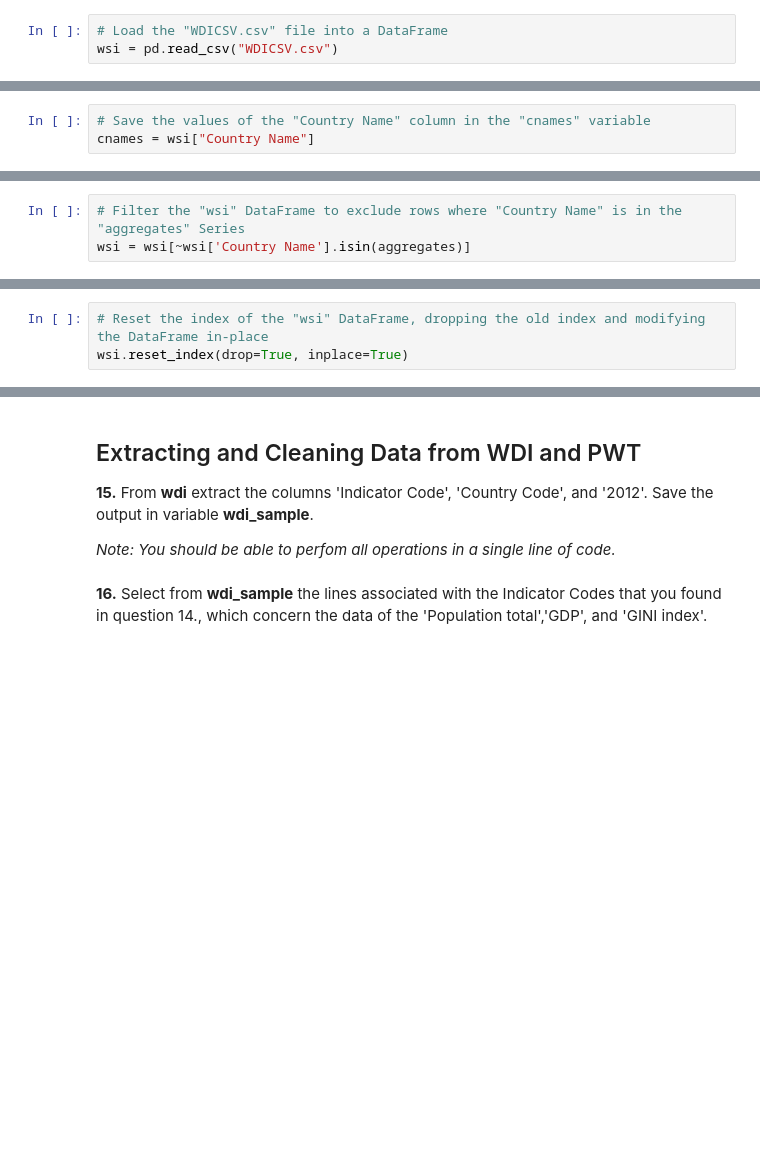
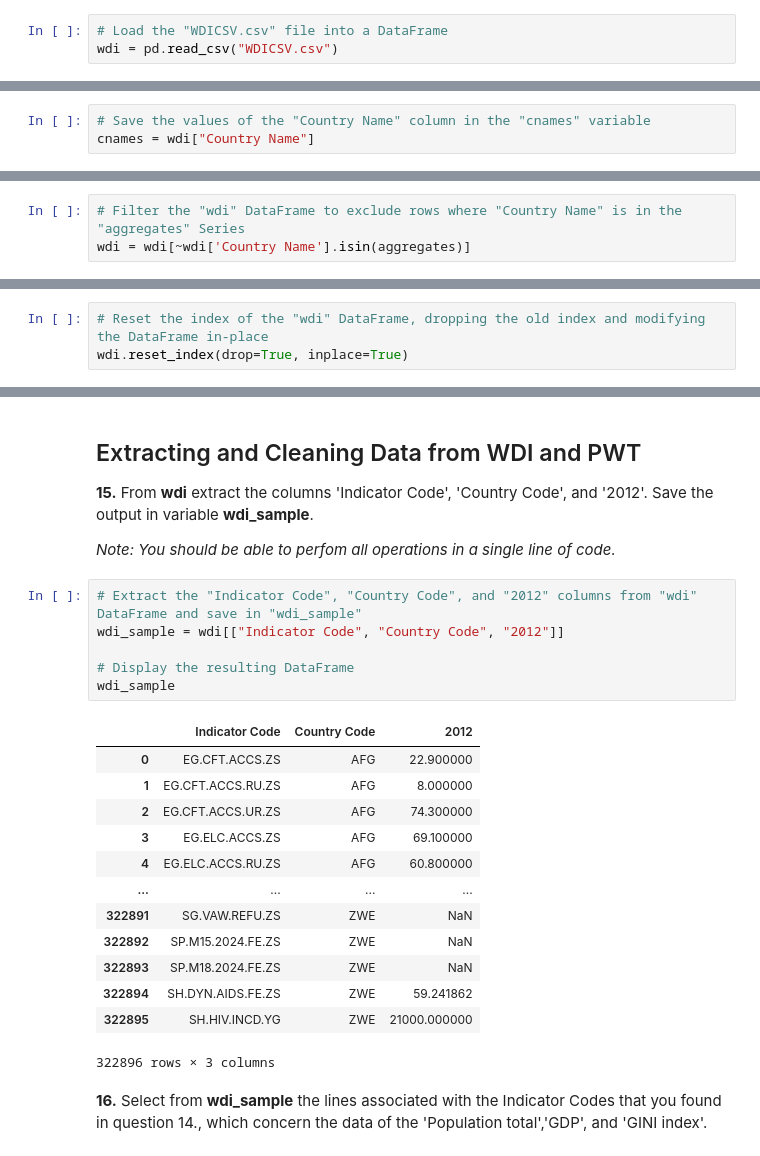
Before and after one commit to mgalao/programming-for-data-science-assignment-2, a Jupyter notebook: Marco_HW2.20201545_20240519.ipynb, the cells around one changed output, grey strips where cells are left out. Drawn from its saved outputs; the diff is of its cells as text; blank space fills up the shorter version.

```diff
--- a/Marco_HW2.20201545_20240519.ipynb
+++ b/Marco_HW2.20201545_20240519.ipynb
@@ -76,7 +76,7 @@ The contents include multiple .csv files, however we will be working only with t
 import pandas as pd
 # %%
 # Load the "WDICSV.csv" file into a DataFrame
-wsi = pd.read_csv("WDICSV.csv")
+wdi = pd.read_csv("WDICSV.csv")
 # %% [markdown]
 **2.** Check the top of the dataframe to ensure it was loaded correctly.
 # %%
@@ -183,7 +183,7 @@ You might notice that while the bottom rows represent Countries, the top rows re
 **7.** Save all the values of column 'Country Name' in a variable called **cnames**. <br/>
 # %%
 # Save the values of the "Country Name" column in the "cnames" variable
-cnames = wsi["Country Name"]
+cnames = wdi["Country Name"]
 # %% [markdown]
 **7.1.** Delete all duplicate values.<br>
 # %%
@@ -247,8 +247,8 @@ You can take advantage of the structure of the dataset to realize that aggregate
 
 **8.** In the next cell filter out, from **wdi**, the rows in which 'Country Name' represents an aggregate of countries.<br/>
 # %%
-# Filter the "wsi" DataFrame to exclude rows where "Country Name" is in the "aggregates" Series
-wsi = wsi[~wsi['Country Name'].isin(aggregates)]
+# Filter the "wdi" DataFrame to exclude rows where "Country Name" is in the "aggregates" Series
+wdi = wdi[~wdi['Country Name'].isin(aggregates)]
 # %% [markdown]
 **9.** Check that the top of the **wdi** dataframe now only has countries and not aggregates of countries.
 # %%
@@ -286,8 +286,8 @@ print(wsi["Country Name"].unique())
 # %% [markdown]
 **10.** Reset the indexes of **wdi**. Perform this operation in-place.
 # %%
-# Reset the index of the "wsi" DataFrame, dropping the old index and modifying the DataFrame in-place
-wsi.reset_index(drop=True, inplace=True)
+# Reset the index of the "wdi" DataFrame, dropping the old index and modifying the DataFrame in-place
+wdi.reset_index(drop=True, inplace=True)
 # %% [markdown]
 **11.** Show that the indexes have been reseted.
 # %%
@@ -430,5 +430,25 @@ print("'Indicator Code' for GINI index:", gini_index[0])
 Save the output in variable **wdi_sample**.
 
 *Note: You should be able to perfom all operations in a single line of code. <br/>*
+# %%
+# Extract the "Indicator Code", "Country Code", and "2012" columns from "wdi" DataFrame and save in "wdi_sample"
+wdi_sample = wdi[["Indicator Code", "Country Code", "2012"]]
+
+# Display the resulting DataFrame
+wdi_sample
+# %% [output]
+|  | Indicator Code | Country Code | 2012 |
+| 0 | EG.CFT.ACCS.ZS | AFG | 22.900000 |
+| 1 | EG.CFT.ACCS.RU.ZS | AFG | 8.000000 |
+| 2 | EG.CFT.ACCS.UR.ZS | AFG | 74.300000 |
+| 3 | EG.ELC.ACCS.ZS | AFG | 69.100000 |
+| 4 | EG.ELC.ACCS.RU.ZS | AFG | 60.800000 |
+| ... | ... | ... | ... |
+| 322891 | SG.VAW.REFU.ZS | ZWE | NaN |
+| 322892 | SP.M15.2024.FE.ZS | ZWE | NaN |
+| 322893 | SP.M18.2024.FE.ZS | ZWE | NaN |
+| 322894 | SH.DYN.AIDS.FE.ZS | ZWE | 59.241862 |
+| 322895 | SH.HIV.INCD.YG | ZWE | 21000.000000 |
+322896 rows × 3 columns
 # %% [markdown]
 **16.** Select from **wdi_sample** the lines associated with the Indicator Codes that you found in question 14., which concern the data of the 'Population total','GDP', and 'GINI index'.
```
Also changed, not shown: parts of 14 cells of this notebook.
